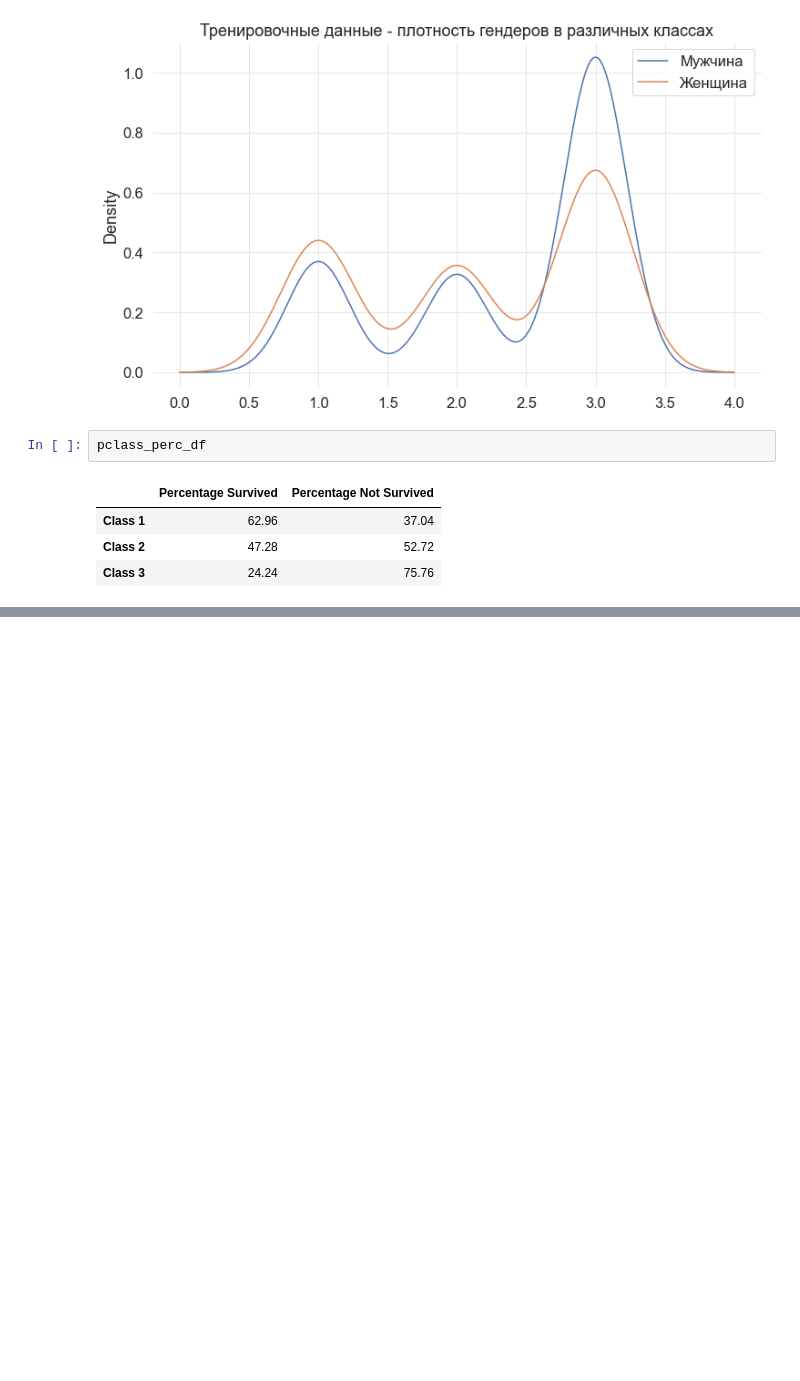
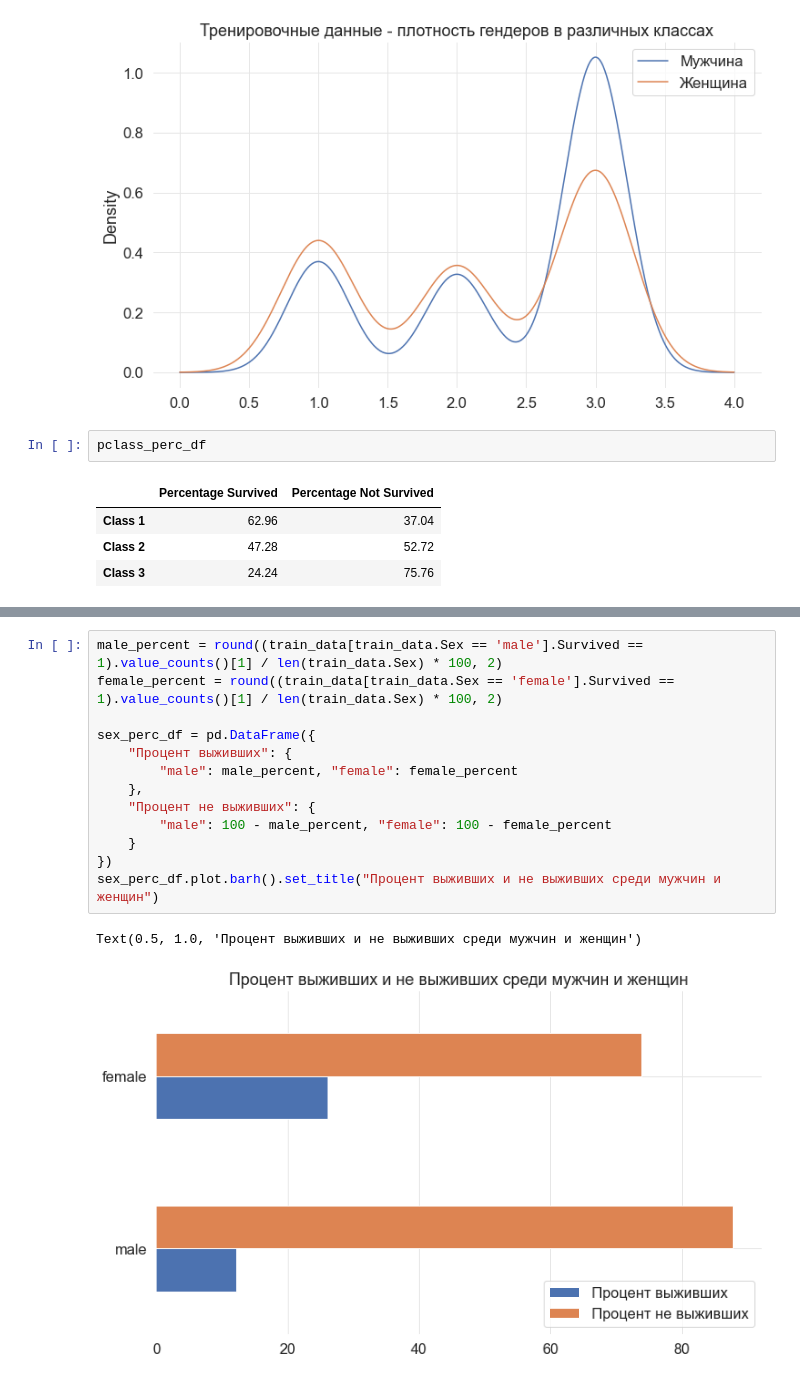
Before and after one commit to Moootya/Ml-Titanic, a Jupyter notebook: main.ipynb, the cells around one changed output, grey strips where cells are left out. Cells and saved outputs as stored; diff of their text form; blank space fills up the shorter version.

```diff
--- a/main.ipynb
+++ b/main.ipynb
@@ -184,0 +206,16 @@ pclass_perc_df
+# %%
+male_percent = round((train_data[train_data.Sex == 'male'].Survived == 1).value_counts()[1] / len(train_data.Sex) * 100, 2)
+female_percent = round((train_data[train_data.Sex == 'female'].Survived == 1).value_counts()[1] / len(train_data.Sex) * 100, 2)
+
+sex_perc_df = pd.DataFrame({
+    "Процент выживших": {
+        "male": male_percent, "female": female_percent
+    },
+    "Процент не выживших": {
+        "male": 100 - male_percent, "female": 100 - female_percent
+    }
+})
+sex_perc_df.plot.barh().set_title("Процент выживших и не выживших среди мужчин и женщин")
+# %% [output]
+Text(0.5, 1.0, 'Процент выживших и не выживших среди мужчин и женщин')
+[figure, added]
```
Also changed, not shown: parts of 36 cells of this notebook, 1 other file.
